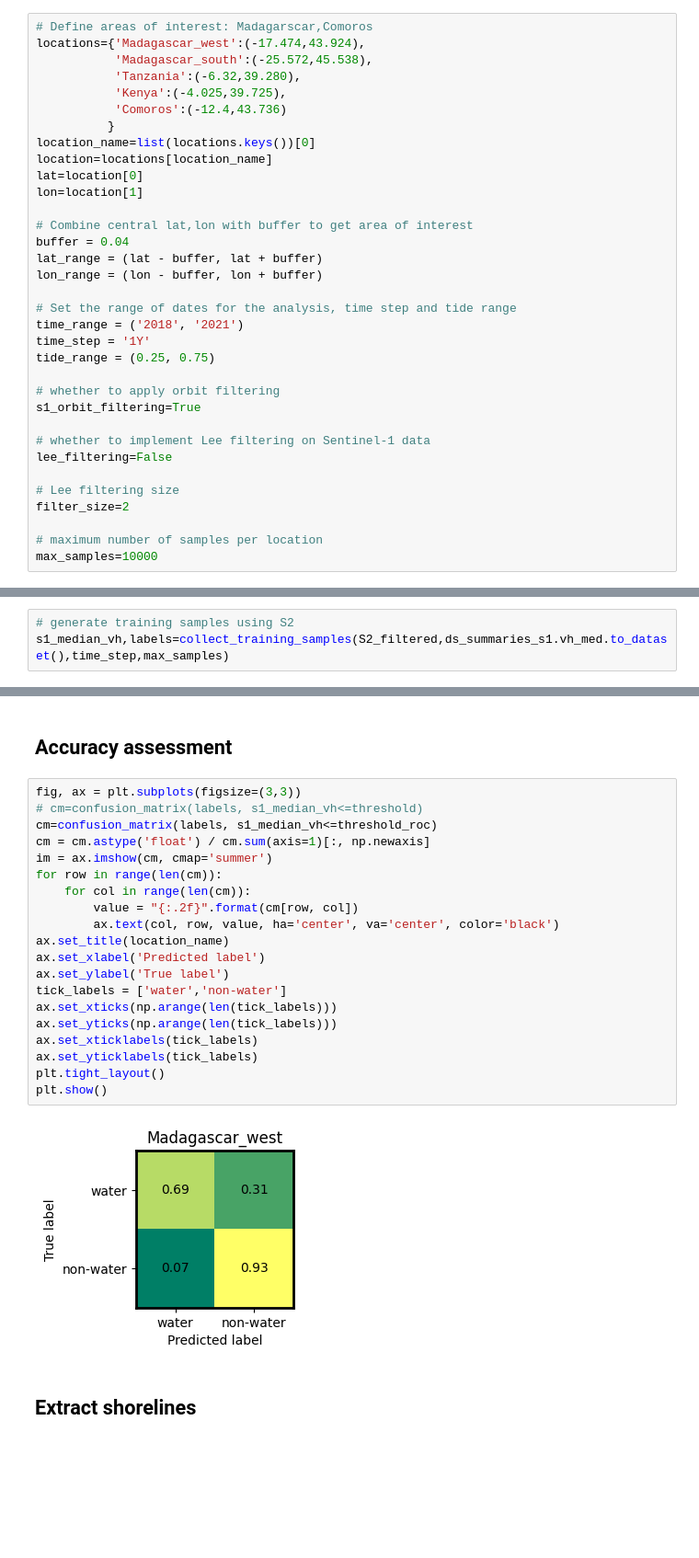
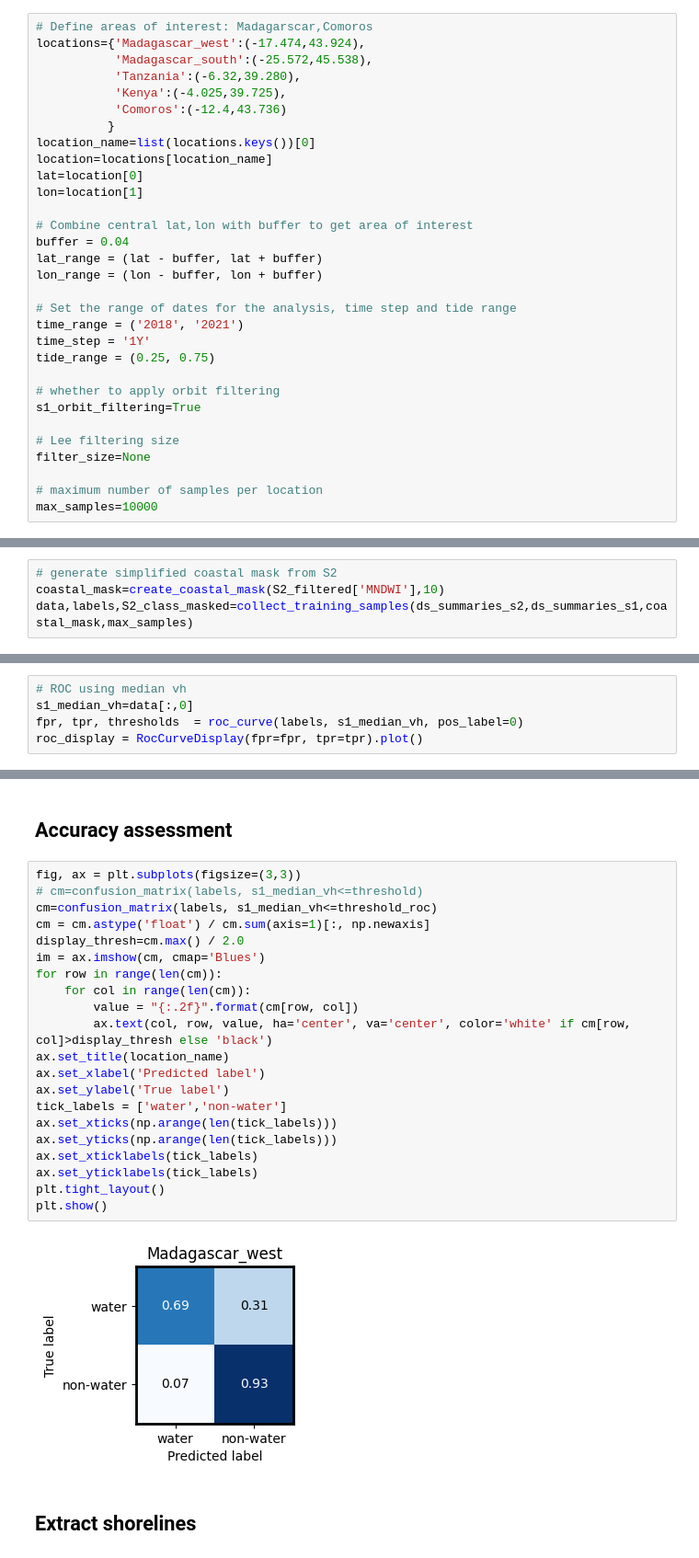
Before and after one commit to frontiersi/DEAfrica_coastlines_s1, a Jupyter notebook: 3_Threshold_extract_shorelines.ipynb, the cells around one changed output, grey strips where cells are left out. Shown at 92% size. Saved outputs shown, nothing was run; the diff lists cells and outputs as text; blank space fills up the shorter version.

Commit message:
fix bug due to updated train sample collection

```diff
--- a/3_Threshold_extract_shorelines.ipynb
+++ b/3_Threshold_extract_shorelines.ipynb
@@ -96,11 +96,8 @@ tide_range = (0.25, 0.75)
 # whether to apply orbit filtering
 s1_orbit_filtering=True
 
-# whether to implement Lee filtering on Sentinel-1 data
-lee_filtering=False
-
 # Lee filtering size
-filter_size=2
+filter_size=None
 
 # maximum number of samples per location
 max_samples=10000
@@ -202,4 +201,5 @@ Reprojecting tides into original array
 # %%
-# generate training samples using S2
-s1_median_vh,labels=collect_training_samples(S2_filtered,ds_summaries_s1.vh_med.to_dataset(),time_step,max_samples)
+# generate simplified coastal mask from S2
+coastal_mask=create_coastal_mask(S2_filtered['MNDWI'],10)
+data,labels,S2_class_masked=collect_training_samples(ds_summaries_s2,ds_summaries_s1,coastal_mask,max_samples)
 # %% [output]
@@ -211,0 +212,5 @@ Number of samples available:  168048
+# %%
+# ROC using median vh
+s1_median_vh=data[:,0]
+fpr, tpr, thresholds  = roc_curve(labels, s1_median_vh, pos_label=0)
+roc_display = RocCurveDisplay(fpr=fpr, tpr=tpr).plot()
@@ -323,25 +321,26 @@ plt.savefig('thresholding_s2_{}.png'.format(location_name))
 # %%
 fig, ax = plt.subplots(figsize=(3,3))
 # cm=confusion_matrix(labels, s1_median_vh<=threshold)
 cm=confusion_matrix(labels, s1_median_vh<=threshold_roc)
 cm = cm.astype('float') / cm.sum(axis=1)[:, np.newaxis]
-im = ax.imshow(cm, cmap='summer')
+display_thresh=cm.max() / 2.0
+im = ax.imshow(cm, cmap='Blues')
 for row in range(len(cm)):
     for col in range(len(cm)):
         value = "{:.2f}".format(cm[row, col])
-        ax.text(col, row, value, ha='center', va='center', color='black')
+        ax.text(col, row, value, ha='center', va='center', color='white' if cm[row, col]>display_thresh else 'black')
 ax.set_title(location_name)
 ax.set_xlabel('Predicted label')
 ax.set_ylabel('True label')
 tick_labels = ['water','non-water']
 ax.set_xticks(np.arange(len(tick_labels)))
 ax.set_yticks(np.arange(len(tick_labels)))
 ax.set_xticklabels(tick_labels)
 ax.set_yticklabels(tick_labels)
 plt.tight_layout()
 plt.show()
 # %% [output]
-[figure, old version]
+[figure, new version]
 # %% [markdown]
 ## Extract shorelines
 # %% [markdown]
```
Also changed, not shown: parts of 19 cells of this notebook, 1 other file.
